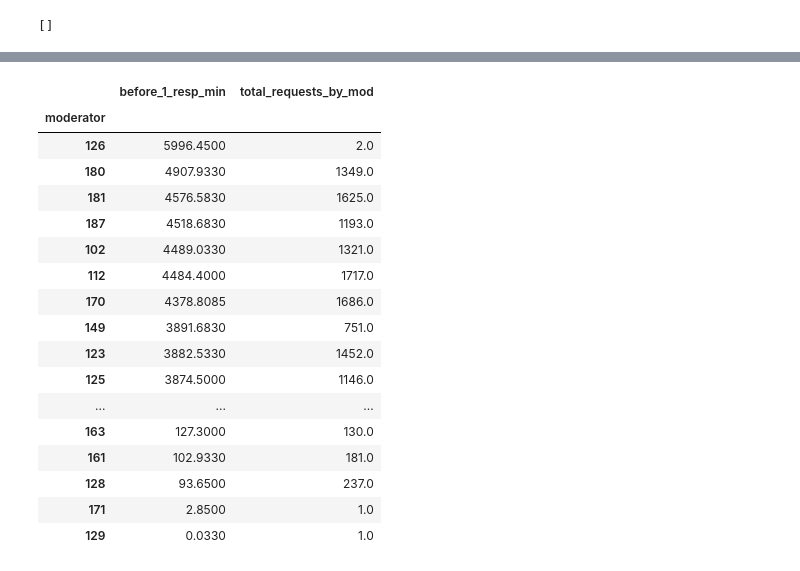
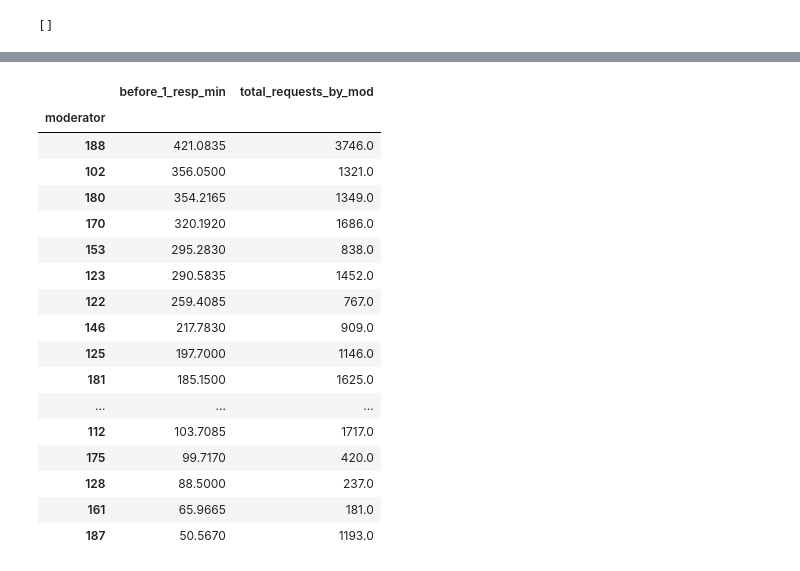
Before and after one commit to darynka-h/test_task_skelar, a Jupyter notebook: hannochenko_test.ipynb, the cells around one changed output, grey strips where cells are left out. Drawn from its saved outputs; the diff is of its cells as text; code cells hidden in the pictures.

```diff
--- a/hannochenko_test.ipynb
+++ b/hannochenko_test.ipynb
@@ -50,0 +92,8 @@ df.head()
+# %%
+df = df[~(
+    (df['request_time'].dt.month == 10) &(df['request_time'].dt.day >= 21) & (df['request_time'].dt.day <= 29)
+)]
+
+df.shape
+df = df[df['before_1_resp_min'] < 7000]
+df.shape
@@ -115,0 +298,6 @@ print(f"У retail команди {round(percentile_retail_f, 2)}\nУ wholesale
+# %%
+wholesale_df = wholesale_df.copy()
+# wholesale_df = wholesale_df[wholesale_df['before_1_resp_min'] < 1000]
+wholesale_df['hour_of_day'] = wholesale_df['request_time'].dt.hour
+hourly_distribution = wholesale_df.groupby('hour_of_day').size().reset_index(name='count')
+hourly_distribution = hourly_distribution.sort_values(by='hour_of_day')
@@ -152,0 +393,3 @@ retail_moderators
+# %%
+wholesale_df = wholesale_df[wholesale_df['before_1_resp_min'] < 1000]
+wholesale_df.shape
@@ -184,23 +452,23 @@ plt.show()
 # %%
-# медіанний час очіуквання у модераторів з wholesale
+wholesale_df = wholesale_df[wholesale_df["total_requests_by_mod"] > 61]
 wholesale_moderators = wholesale_df.groupby("moderator")[["before_1_resp_min", "total_requests_by_mod"]].median().sort_values(by=["before_1_resp_min", "total_requests_by_mod"], ascending=False)
 wholesale_moderators
 # %% [output]
 |  | before_1_resp_min | total_requests_by_mod |
 | moderator |  |  |
-| 126 | 5996.4500 | 2.0 |
-| 180 | 4907.9330 | 1349.0 |
-| 181 | 4576.5830 | 1625.0 |
-| 187 | 4518.6830 | 1193.0 |
-| 102 | 4489.0330 | 1321.0 |
-| 112 | 4484.4000 | 1717.0 |
-| 170 | 4378.8085 | 1686.0 |
-| 149 | 3891.6830 | 751.0 |
-| 123 | 3882.5330 | 1452.0 |
-| 125 | 3874.5000 | 1146.0 |
+| 188 | 421.0835 | 3746.0 |
+| 102 | 356.0500 | 1321.0 |
+| 180 | 354.2165 | 1349.0 |
+| 170 | 320.1920 | 1686.0 |
+| 153 | 295.2830 | 838.0 |
+| 123 | 290.5835 | 1452.0 |
+| 122 | 259.4085 | 767.0 |
+| 146 | 217.7830 | 909.0 |
+| 125 | 197.7000 | 1146.0 |
+| 181 | 185.1500 | 1625.0 |
 | ... | ... | ... |
-| 163 | 127.3000 | 130.0 |
-| 161 | 102.9330 | 181.0 |
-| 128 | 93.6500 | 237.0 |
-| 171 | 2.8500 | 1.0 |
-| 129 | 0.0330 | 1.0 |
+| 112 | 103.7085 | 1717.0 |
+| 175 | 99.7170 | 420.0 |
+| 128 | 88.5000 | 237.0 |
+| 161 | 65.9665 | 181.0 |
+| 187 | 50.5670 | 1193.0 |
```
Also changed, not shown: parts of 55 cells of this notebook, 6 other files.
